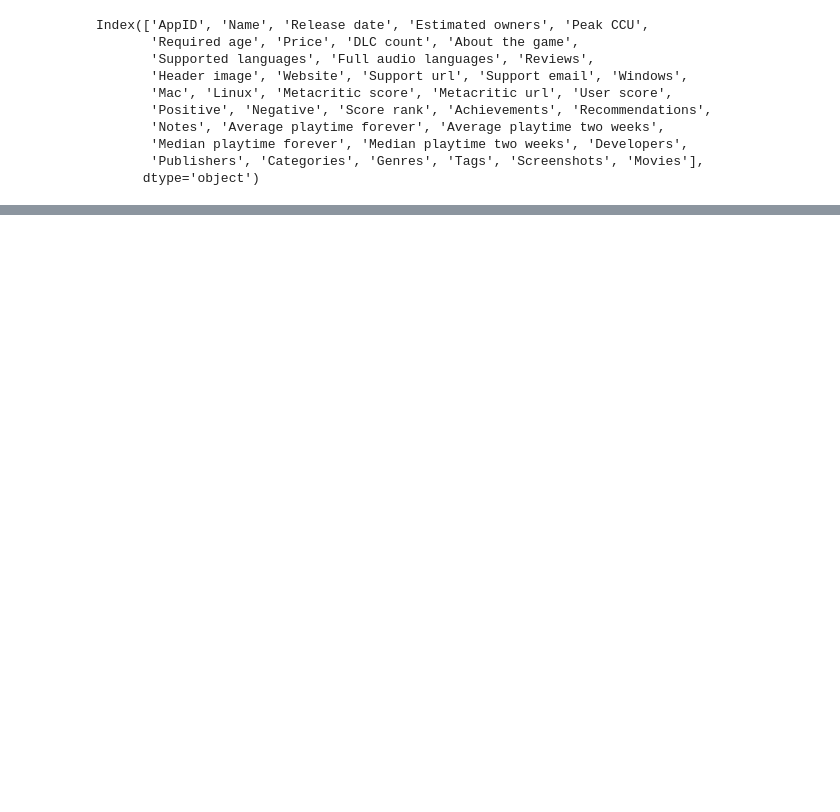
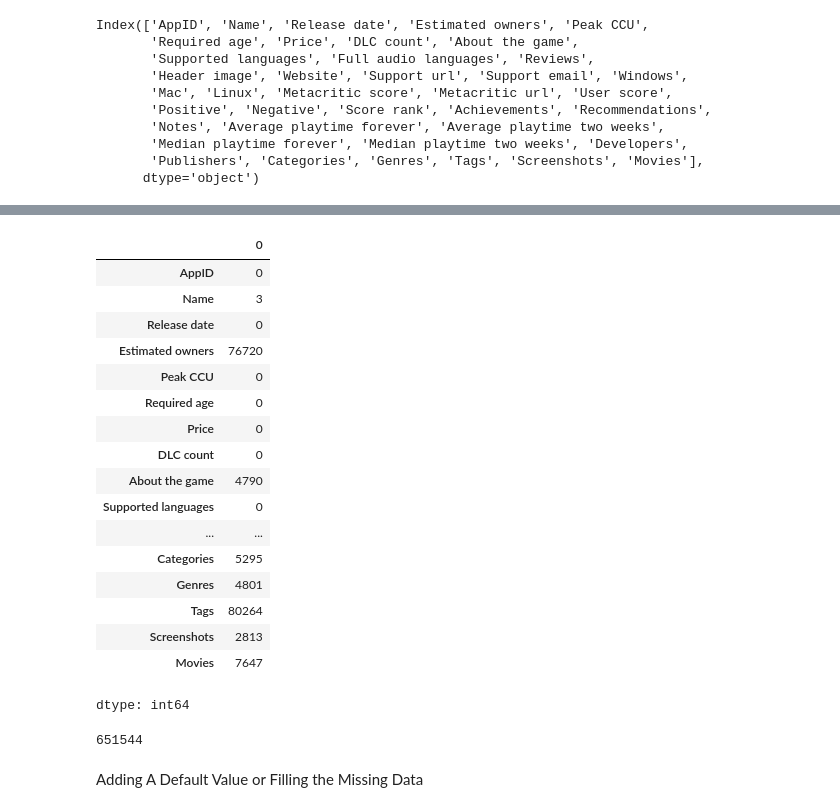
Before and after one commit to lazygirlleen/DataCleaningSteam, a Jupyter notebook: DataCleaningSteam.ipynb, the cells around one changed output, grey strips where cells are left out. Saved outputs shown, nothing was run; the diff lists cells and outputs as text; code cells hidden in the pictures; blank space fills up the shorter version.

```diff
--- a/DataCleaningSteam.ipynb
+++ b/DataCleaningSteam.ipynb
@@ -105,0 +149,27 @@ Index(['AppID', 'Name', 'Release date', 'Estimated owners', 'Peak CCU',
+# %%
+df.isnull().sum()
+# %% [output]
+|  | 0 |
+| AppID | 0 |
+| Name | 3 |
+| Release date | 0 |
+| Estimated owners | 76720 |
+| Peak CCU | 0 |
+| Required age | 0 |
+| Price | 0 |
+| DLC count | 0 |
+| About the game | 4790 |
+| Supported languages | 0 |
+| ... | ... |
+| Categories | 5295 |
+| Genres | 4801 |
+| Tags | 80264 |
+| Screenshots | 2813 |
+| Movies | 7647 |
+dtype: int64
+# %%
+df.isnull().sum().sum()
+# %% [output]
+651544
+# %% [markdown]
+Adding A Default Value or Filling the Missing Data
```
Also changed, not shown: parts of 28 cells of this notebook.
